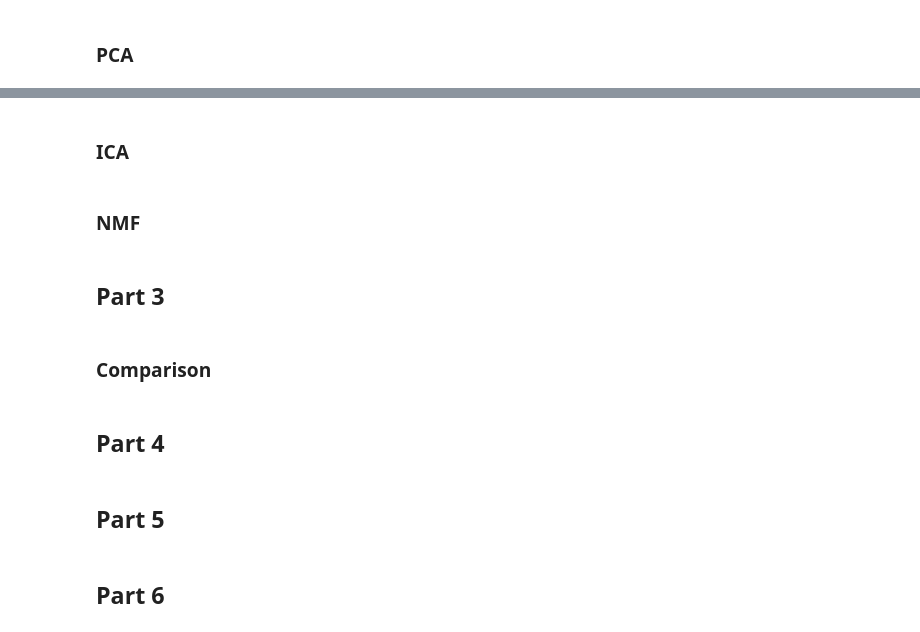
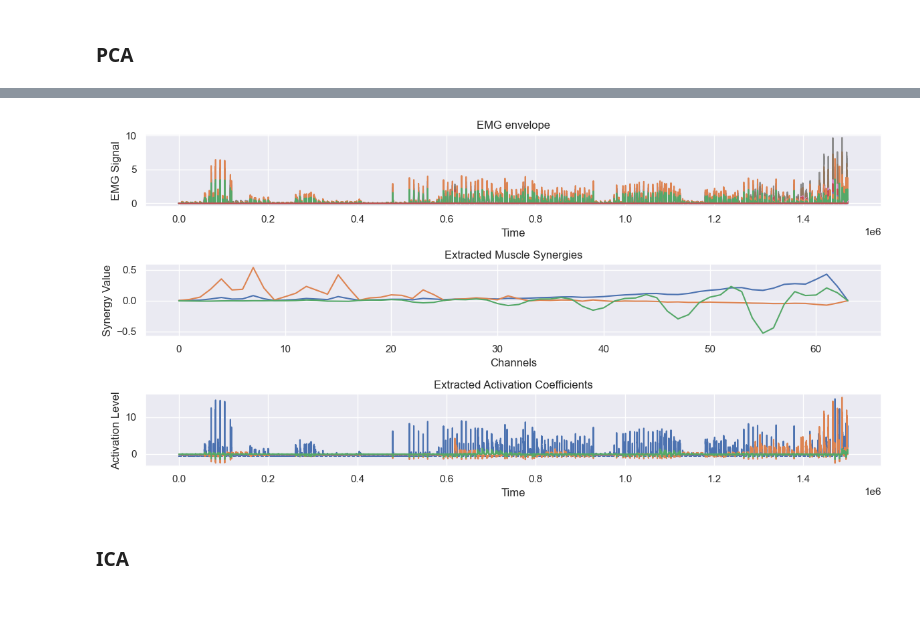
Before and after one commit to Neiizo/NSSP_421_Group_M, a Jupyter notebook: Project3/MiniProject3.ipynb, the cells around one changed output, grey strips where cells are left out. Cells and saved outputs as stored; diff of their text form; code cells hidden in the pictures; blank space fills up the shorter version.

Commit message:
part 2

```diff
--- a/Project3/MiniProject3.ipynb
+++ b/Project3/MiniProject3.ipynb
@@ -177,0 +218,10 @@ pca.shape
+# %%
+pca = PCA(n_components=3)
+
+t = time.time()
+pca.fit(emg_flexors_envelope_200)
+print("Elapsed time: ", time.time() - t)
+
+# Use pca.fit_transform (W) and pca.components_ (H) to decompose the EMG data into muscle synergies and activation coefficients.
+W_pca = pca.fit_transform(emg_flexors_envelope_200)
+H_pca = pca.components_
@@ -178,4 +230,28 @@ pca.shape
+# %%
+# Plot synthetic EMG data
+plt.figure(figsize=(12, 6))
+plt.subplot(3, 1, 1)
+plt.plot(emg_flexors_envelope_200)
+plt.title('EMG envelope')
+plt.xlabel('Time')
+plt.ylabel('EMG Signal')
+
+# Plot extracted synergies
+plt.subplot(3, 1, 2)
+plt.plot(H_pca.T)
+plt.title('Extracted Muscle Synergies')
+plt.xlabel('Channels')
+plt.ylabel('Synergy Value')
+
+# Plot extracted activation coefficients
+plt.subplot(3, 1, 3)
+plt.plot(W_pca)
+plt.title('Extracted Activation Coefficients')
+plt.xlabel('Time')
+plt.ylabel('Activation Level')
+
+plt.tight_layout()
+# %% [output]
+[figure, added]
 # %% [markdown]
 ### ICA
-# %% [markdown]
-### NMF
@@ -184,10 +257,0 @@ PCA, ICA, NMF
-# %% [markdown]
-## Part 3
-# %% [markdown]
-### Comparison
-# %% [markdown]
-## Part 4
-# %% [markdown]
-## Part 5
-# %% [markdown]
-## Part 6
```
Also changed, not shown: parts of 18 cells of this notebook.
